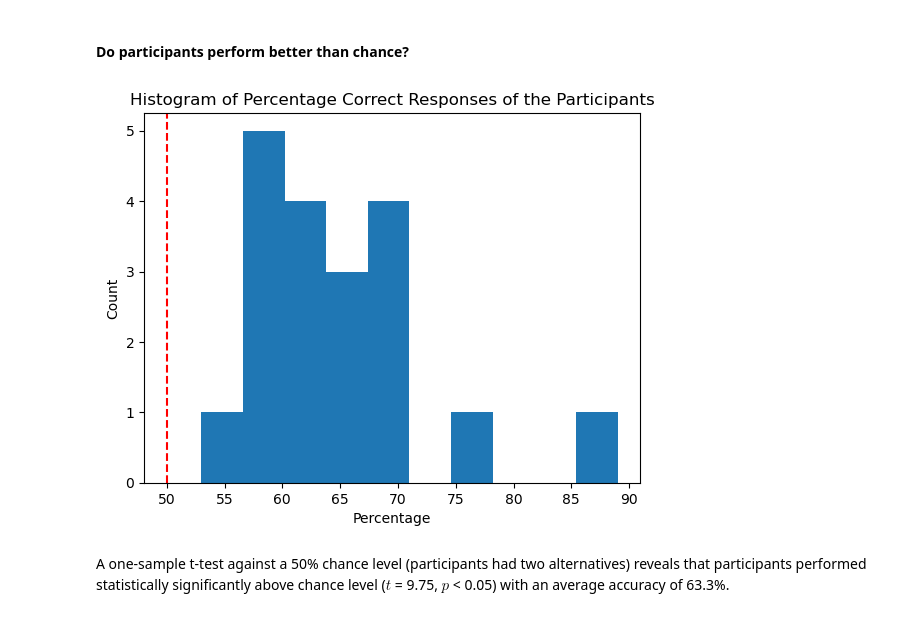
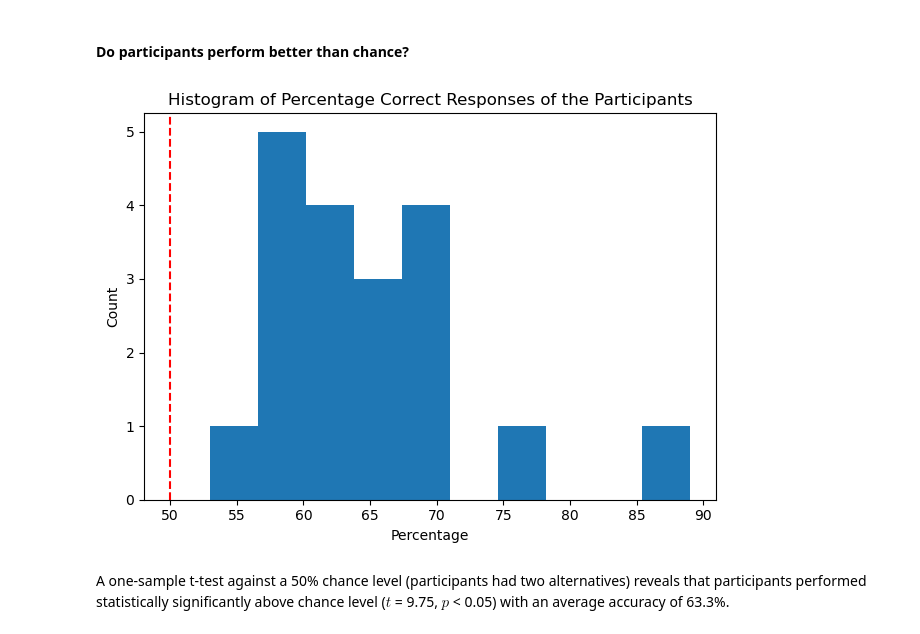
Before and after one commit to pulkitgoyal56/CCCP, a Jupyter notebook: CCCP.ipynb, the cells around one changed output. Cells and saved outputs as stored; diff of their text form; code cells hidden in the pictures.

Commit message:
update CCCP.ipynb
- improve graph labels

```diff
--- a/CCCP.ipynb
+++ b/CCCP.ipynb
@@ -332,12 +332,14 @@ print_(f't = {t_par} ; p = {p_par}')
 # %%
 plt.hist(par_correct*100)
 plt.axvline(50, c='r', linestyle='--')
 
 plt.title('Histogram of Percentage Correct Responses of the Participants')
 plt.xlabel('Percentage')
-plt.ylabel('Count');
+plt.ylabel('Count')
+
+plt.tight_layout()
 # %% [output]
-[figure, old version]
+[figure, new version]
 # %% [markdown]
 A one-sample t-test against a 50% chance level (participants had two alternatives) reveals that participants performed statistically significantly above chance level ($t$ = 9.75, $p$ < 0.05) with an average accuracy of 63.3%.
 # %% [markdown]
```
Also changed, not shown: parts of 9 cells of this notebook.
